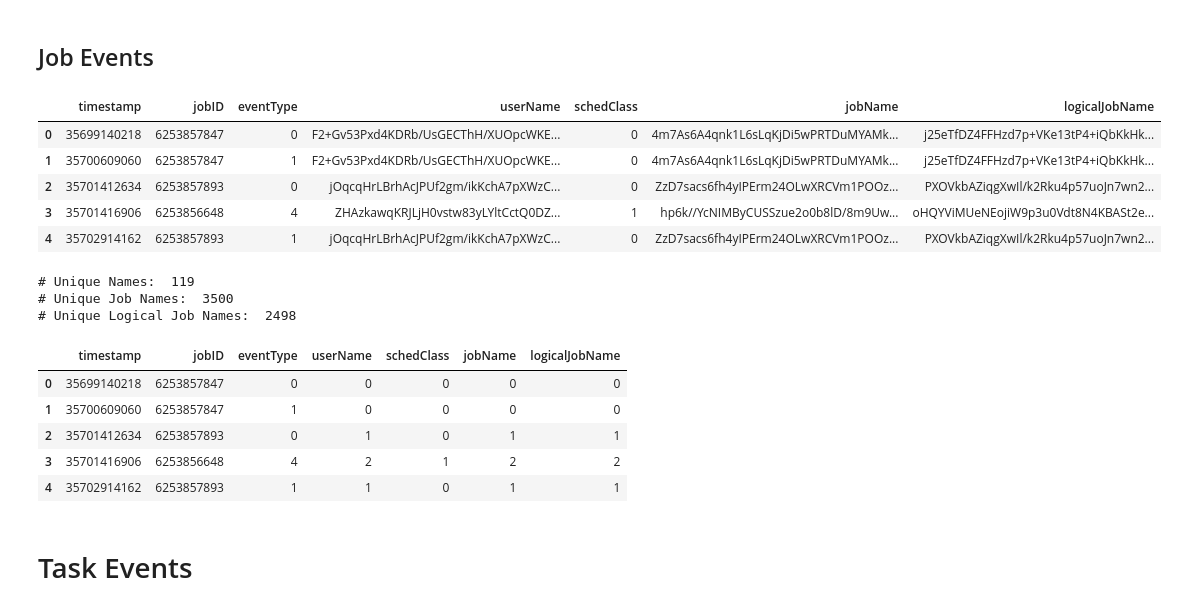
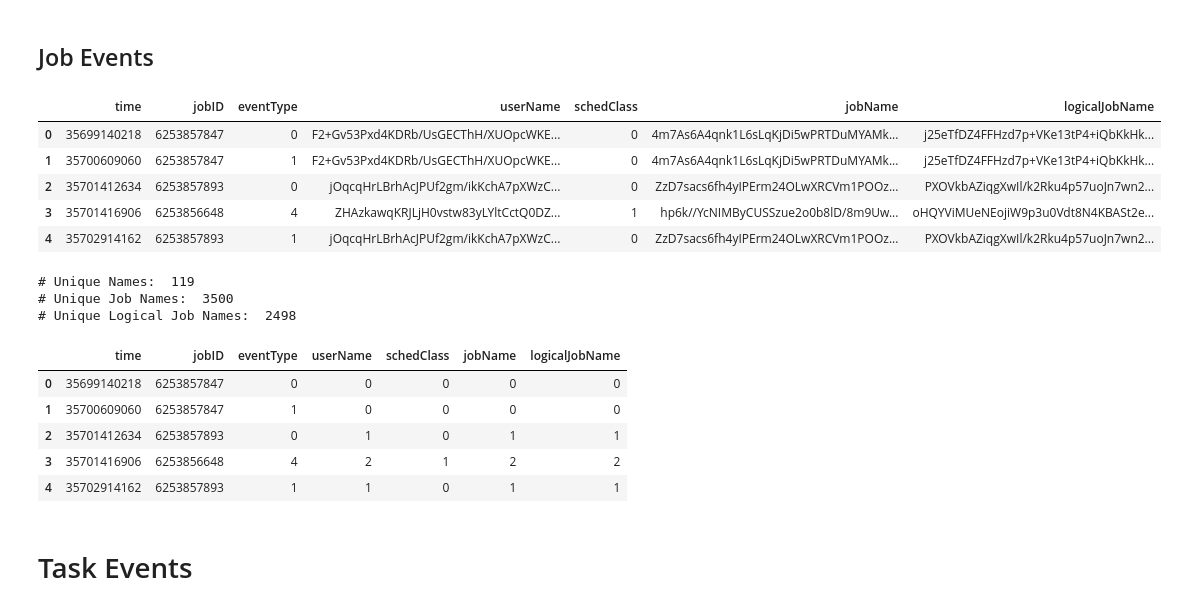
Before and after one commit to davej23/scc411-project, a Jupyter notebook: pre-processing.ipynb, the cells around one changed output. Saved outputs shown, nothing was run; the diff lists cells and outputs as text; code cells hidden in the pictures.

```diff
--- a/pre-processing.ipynb
+++ b/pre-processing.ipynb
@@ -64,13 +64,13 @@ Task usage dimensions:  (17944928, 20)
 # %%
 #
 # Remove NaN column
 #
 
 job_events = job_events.drop(columns=1)
-job_events.columns = ['timestamp', 'jobID', 'eventType', 'userName', 'schedClass', 'jobName', 'logicalJobName'] # set column names appropriately
+job_events.columns = ['time', 'jobID', 'eventType', 'userName', 'schedClass', 'jobName', 'logicalJobName'] # set column names appropriately
 job_events.head() # preview data
 # %% [output]
-|  | timestamp | jobID | eventType | userName | schedClass | jobName | logicalJobName |
+|  | time | jobID | eventType | userName | schedClass | jobName | logicalJobName |
 | 0 | 35699140218 | 6253857847 | 0 | F2+Gv53Pxd4KDRb/UsGECThH/XUOpcWKE... | 0 | 4m7As6A4qnk1L6sLqKjDi5wPRTDuMYAMk... | j25eTfDZ4FFHzd7p+VKe13tP4+iQbKkHk... |
 | 1 | 35700609060 | 6253857847 | 1 | F2+Gv53Pxd4KDRb/UsGECThH/XUOpcWKE... | 0 | 4m7As6A4qnk1L6sLqKjDi5wPRTDuMYAMk... | j25eTfDZ4FFHzd7p+VKe13tP4+iQbKkHk... |
 | 2 | 35701412634 | 6253857893 | 0 | jOqcqHrLBrhAcJPUf2gm/ikKchA7pXWzC... | 0 | ZzD7sacs6fh4yIPErm24OLwXRCVm1POOz... | PXOVkbAZiqgXwIl/k2Rku4p57uoJn7wn2... |
@@ -96,7 +96,7 @@ job_events.head()
 # Unique Names:  119
 # Unique Job Names:  3500
 # Unique Logical Job Names:  2498
-|  | timestamp | jobID | eventType | userName | schedClass | jobName | logicalJobName |
+|  | time | jobID | eventType | userName | schedClass | jobName | logicalJobName |
 | 0 | 35699140218 | 6253857847 | 0 | 0 | 0 | 0 | 0 |
 | 1 | 35700609060 | 6253857847 | 1 | 0 | 0 | 0 | 0 |
 | 2 | 35701412634 | 6253857893 | 0 | 1 | 0 | 1 | 1 |
```
Also changed, not shown: parts of 5 cells of this notebook.
